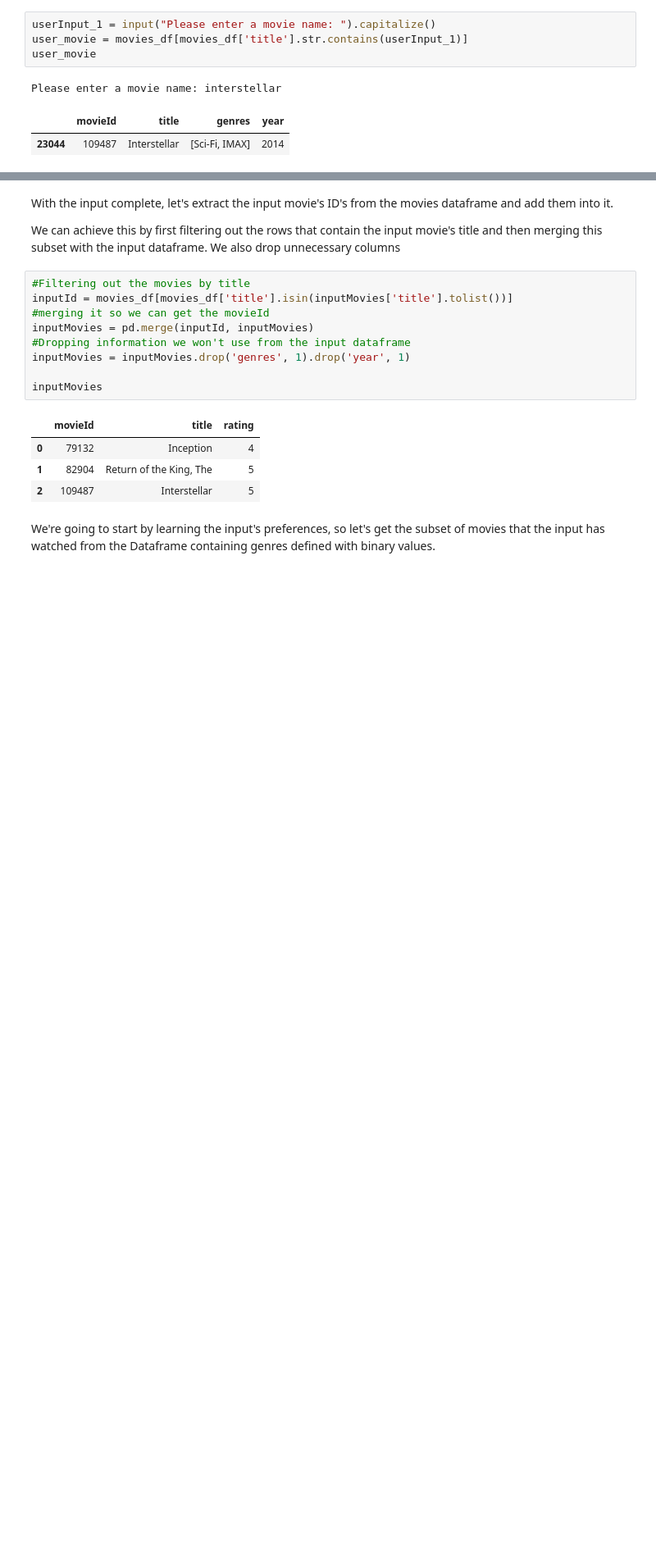
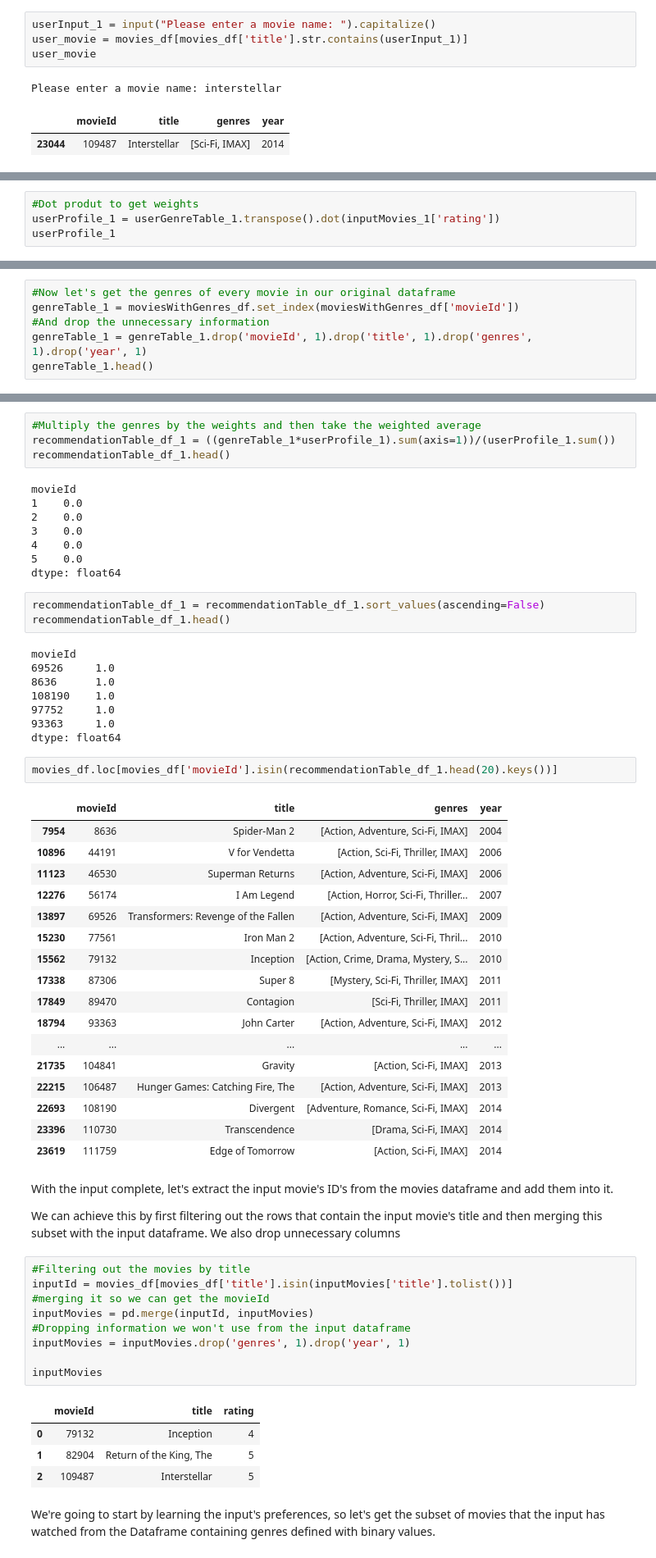
Before and after one commit to sushant822/ML-Recommendation-System, a Jupyter notebook: ML-Recommendation System.ipynb, the cells around one changed output, grey strips where cells are left out. Shown at 82% size. Saved outputs shown, nothing was run; the diff lists cells and outputs as text; blank space fills up the shorter version.

```diff
--- a/ML-Recommendation System.ipynb
+++ b/ML-Recommendation System.ipynb
@@ -134,0 +162,4 @@ Please enter a movie name: interstellar
+# %%
+#Dot produt to get weights
+userProfile_1 = userGenreTable_1.transpose().dot(inputMovies_1['rating'])
+userProfile_1
@@ -134,0 +184,6 @@ Please enter a movie name: interstellar
+# %%
+#Now let's get the genres of every movie in our original dataframe
+genreTable_1 = moviesWithGenres_df.set_index(moviesWithGenres_df['movieId'])
+#And drop the unnecessary information
+genreTable_1 = genreTable_1.drop('movieId', 1).drop('title', 1).drop('genres', 1).drop('year', 1)
+genreTable_1.head()
@@ -135,3 +198,46 @@ Please enter a movie name: interstellar
+# %%
+#Multiply the genres by the weights and then take the weighted average
+recommendationTable_df_1 = ((genreTable_1*userProfile_1).sum(axis=1))/(userProfile_1.sum())
+recommendationTable_df_1.head()
+# %% [output]
+movieId
+1    0.0
+2    0.0
+3    0.0
+4    0.0
+5    0.0
+dtype: float64
+# %%
+recommendationTable_df_1 = recommendationTable_df_1.sort_values(ascending=False)
+recommendationTable_df_1.head()
+# %% [output]
+movieId
+69526     1.0
+8636      1.0
+108190    1.0
+97752     1.0
+93363     1.0
+dtype: float64
+# %%
+movies_df.loc[movies_df['movieId'].isin(recommendationTable_df_1.head(20).keys())]
+# %% [output]
+|  | movieId | title | genres | year |
+| 7954 | 8636 | Spider-Man 2 | [Action, Adventure, Sci-Fi, IMAX] | 2004 |
+| 10896 | 44191 | V for Vendetta | [Action, Sci-Fi, Thriller, IMAX] | 2006 |
+| 11123 | 46530 | Superman Returns | [Action, Adventure, Sci-Fi, IMAX] | 2006 |
+| 12276 | 56174 | I Am Legend | [Action, Horror, Sci-Fi, Thriller... | 2007 |
+| 13897 | 69526 | Transformers: Revenge of the Fallen | [Action, Adventure, Sci-Fi, IMAX] | 2009 |
+| 15230 | 77561 | Iron Man 2 | [Action, Adventure, Sci-Fi, Thril... | 2010 |
+| 15562 | 79132 | Inception | [Action, Crime, Drama, Mystery, S... | 2010 |
+| 17338 | 87306 | Super 8 | [Mystery, Sci-Fi, Thriller, IMAX] | 2011 |
+| 17849 | 89470 | Contagion | [Sci-Fi, Thriller, IMAX] | 2011 |
+| 18794 | 93363 | John Carter | [Action, Adventure, Sci-Fi, IMAX] | 2012 |
+| ... | ... | ... | ... | ... |
+| 21735 | 104841 | Gravity | [Action, Sci-Fi, IMAX] | 2013 |
+| 22215 | 106487 | Hunger Games: Catching Fire, The | [Action, Adventure, Sci-Fi, IMAX] | 2013 |
+| 22693 | 108190 | Divergent | [Adventure, Romance, Sci-Fi, IMAX] | 2014 |
+| 23396 | 110730 | Transcendence | [Drama, Sci-Fi, IMAX] | 2014 |
+| 23619 | 111759 | Edge of Tomorrow | [Action, Sci-Fi, IMAX] | 2014 |
 # %% [markdown]
 With the input complete, let's extract the input movie's ID's from the movies dataframe and add them into it.
 
```
Also changed, not shown: parts of 7 cells of this notebook.
